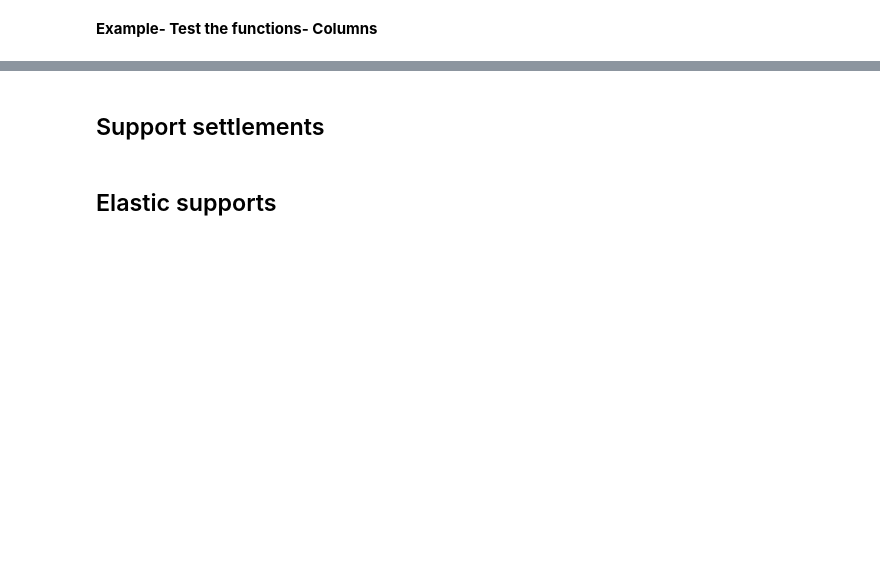
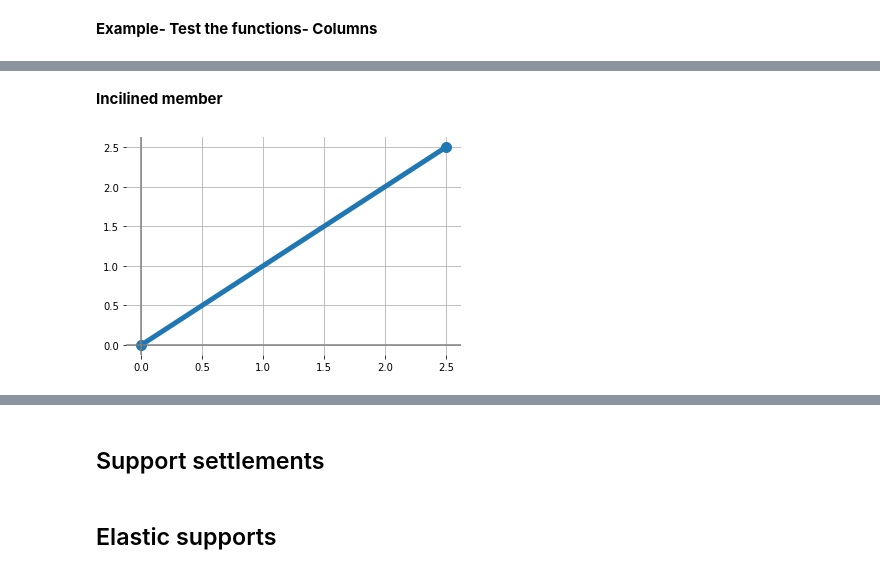
Before and after one commit to gtuinsaat/2021-EQE512-Matrix-Methods-In-Structural-Analysis, a Jupyter notebook: EQE512-Week07-Lecture.ipynb, the cells around one changed output, grey strips where cells are left out. Saved outputs shown, nothing was run; the diff lists cells and outputs as text; code cells hidden in the pictures; blank space fills up the shorter version.

```diff
--- a/EQE512-Week07-Lecture.ipynb
+++ b/EQE512-Week07-Lecture.ipynb
@@ -132,0 +217,12 @@ k_glob
+# %% [markdown]
+**Incilined member**
+# %%
+E , A  , I , x1, y1 , x2 , y2 = 21E7 , 334E-5 , 214E-7 , 0 , 0 , 2.5 , 2.5
+# %%
+plt.plot( [x1 ,x2] , [ y1 , y2] , "-", marker = "o", ms = 10 , lw= 5)
+plt.grid()
+plt.axhline(c="gray")
+plt.axvline(c="gray")
+plt.box(False)
+# %% [output]
+[figure, added]
```
Also changed, not shown: parts of 16 cells of this notebook, 1 other file.
